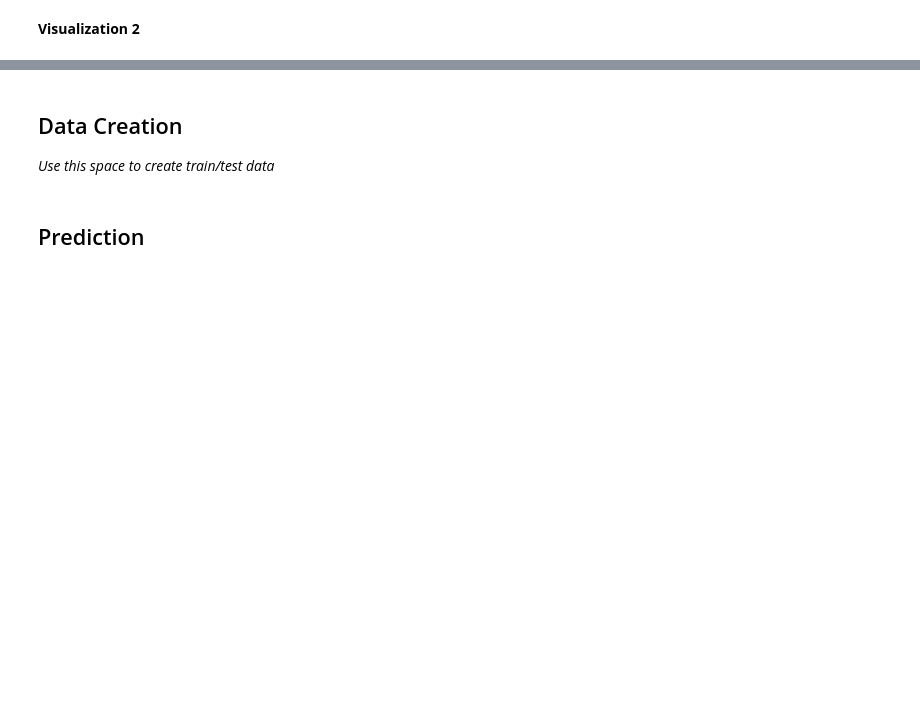
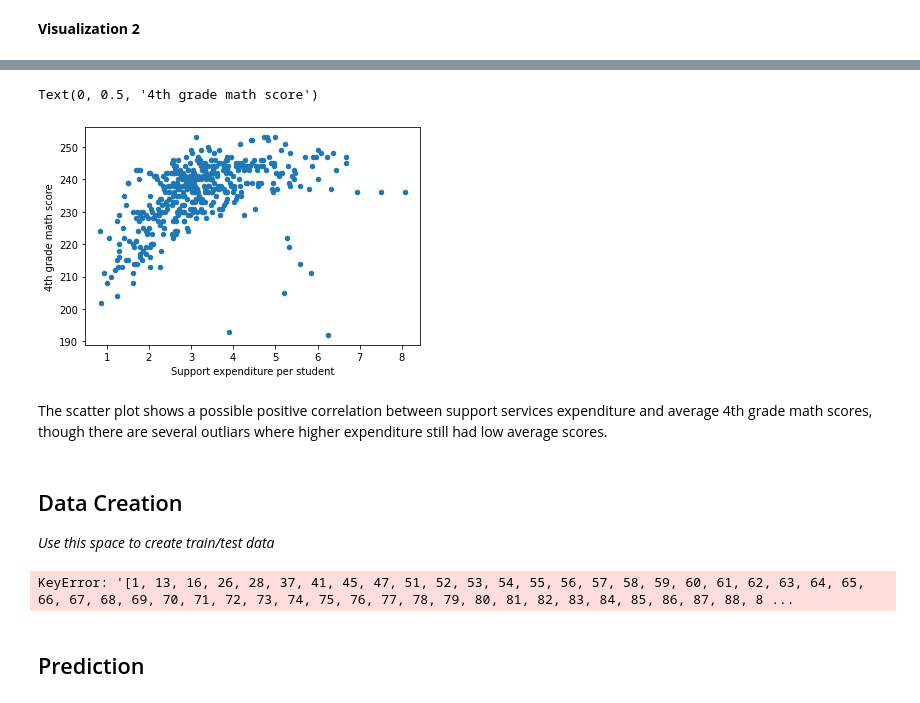
Before and after one commit to hannahyshu/MDST-checkpoints, a Jupyter notebook: checkpoint2/checkpoint2.ipynb, the cells around one changed output, grey strips where cells are left out. Saved outputs shown, nothing was run; the diff lists cells and outputs as text; code cells hidden in the pictures; blank space fills up the shorter version.

```diff
--- a/checkpoint2/checkpoint2.ipynb
+++ b/checkpoint2/checkpoint2.ipynb
@@ -77,3 +145,12 @@ Use any graph you wish to see the relationship of your chosen outcome variable w
+# %%
+df.plot.scatter(x='SUPPORT_EXPENDITURE_PER_STUDENT',y='AVG_MATH_4_SCORE')
+plt.xlabel('Support expenditure per student')
+plt.ylabel('4th grade math score')
+# %% [output]
+Text(0, 0.5, '4th grade math score')
+[figure, added]
+# %% [markdown]
+The scatter plot shows a possible positive correlation between support services expenditure and average 4th grade math scores, though there are several outliars where higher expenditure still had low average scores.
 # %% [markdown]
 <h2> Data Creation </h2>
 
@@ -86,2 +160,8 @@ y = ??
+# %%
+X = df[['INSTRUCTION_EXPENDITURE_PER_STUDENT','SUPPORT_EXPENDITURE_PER_STUDENT']].dropna()
+df.dropna(subset=['AVG_MATH_4_SCORE'], inplace=True)
+y = df.loc[X.index]['AVG_MATH_4_SCORE']
+# %% [output]
+KeyError: '[1, 13, 16, 26, 28, 37, 41, 45, 47, 51, 52, 53, 54, 55, 56, 57, 58, 59, 60, 61, 62, 63, 64, 65, 66, 67, 68, 69, 70, 71, 72, 73, 74, 75, 76, 77, 78, 79, 80, 81, 82, 83, 84, 85, 86, 87, 88, 8 ...
 # %%
 X_train, X_test, y_train, y_test = train_test_split(
```
Also changed, not shown: parts of 22 cells of this notebook, 1 other file.
